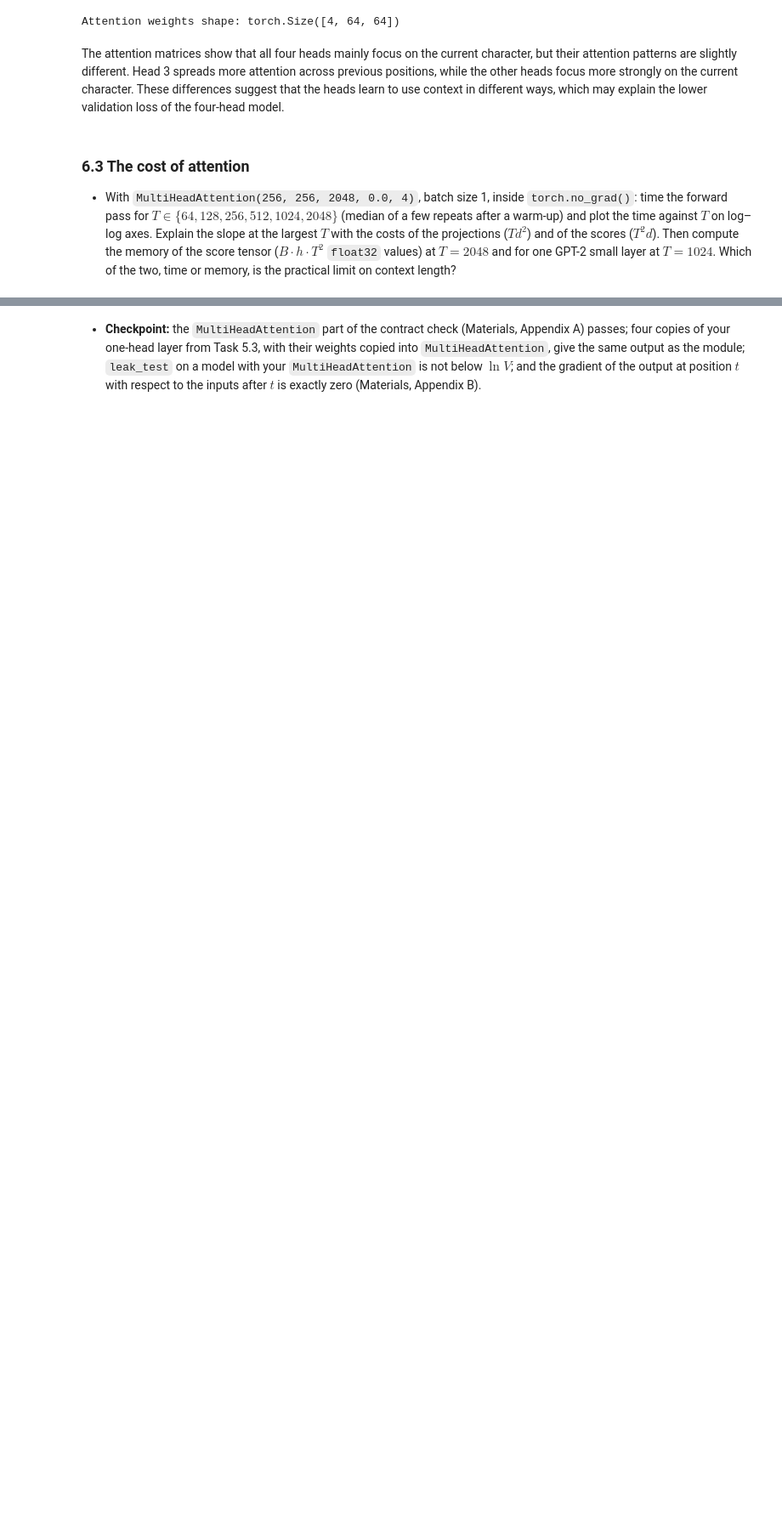
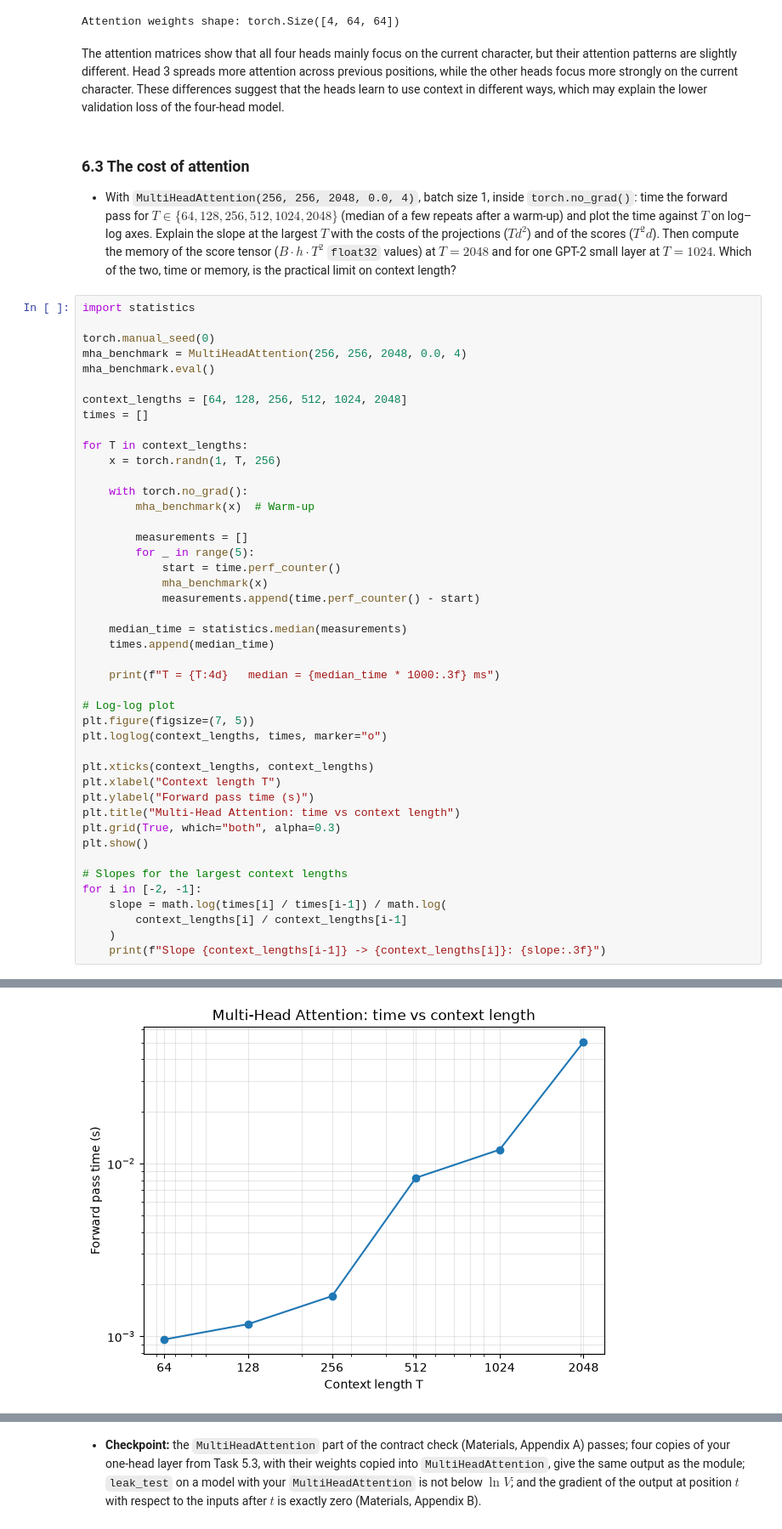
Before and after one commit to MateuszDziamba/LLM, a Jupyter notebook: List_3/list03.ipynb, the cells around one changed output, grey strips where cells are left out. Shown at 85% size. Cells and saved outputs as stored; diff of their text form; blank space fills up the shorter version.

```diff
--- a/List_3/list03.ipynb
+++ b/List_3/list03.ipynb
@@ -925,3 +925,48 @@ The attention matrices show that all four heads mainly focus on the current char
 ### 6.3 The cost of attention
 
 - With `MultiHeadAttention(256, 256, 2048, 0.0, 4)`, batch size 1, inside `torch.no_grad()`: time the forward pass for $T \in \{64, 128, 256, 512, 1024, 2048\}$ (median of a few repeats after a warm-up) and plot the time against $T$ on log–log axes. Explain the slope at the largest $T$ with the costs of the projections ($T d^2$) and of the scores ($T^2 d$). Then compute the memory of the score tensor ($B \cdot h \cdot T^2$ `float32` values) at $T = 2048$ and for one GPT-2 small layer at $T = 1024$. Which of the two, time or memory, is the practical limit on context length?
+# %%
+import statistics
+
+torch.manual_seed(0)
+mha_benchmark = MultiHeadAttention(256, 256, 2048, 0.0, 4)
+mha_benchmark.eval()
+
+context_lengths = [64, 128, 256, 512, 1024, 2048]
+times = []
+
+for T in context_lengths:
+    x = torch.randn(1, T, 256)
+
+    with torch.no_grad():
+        mha_benchmark(x)  # Warm-up
+
+        measurements = []
+        for _ in range(5):
+            start = time.perf_counter()
+            mha_benchmark(x)
+            measurements.append(time.perf_counter() - start)
+
+    median_time = statistics.median(measurements)
+    times.append(median_time)
+
+    print(f"T = {T:4d}   median = {median_time * 1000:.3f} ms")
+
+# Log-log plot
+plt.figure(figsize=(7, 5))
+plt.loglog(context_lengths, times, marker="o")
+
+plt.xticks(context_lengths, context_lengths)
+plt.xlabel("Context length T")
+plt.ylabel("Forward pass time (s)")
+plt.title("Multi-Head Attention: time vs context length")
+plt.grid(True, which="both", alpha=0.3)
+plt.show()
+
+# Slopes for the largest context lengths
+for i in [-2, -1]:
+    slope = math.log(times[i] / times[i-1]) / math.log(
+        context_lengths[i] / context_lengths[i-1]
+    )
+    print(f"Slope {context_lengths[i-1]} -> {context_lengths[i]}: {slope:.3f}")
+# %% [output]
@@ -927,0 +979 @@ The attention matrices show that all four heads mainly focus on the current char
+[figure, added]
```
Also changed, not shown: parts of 4 cells of this notebook.
